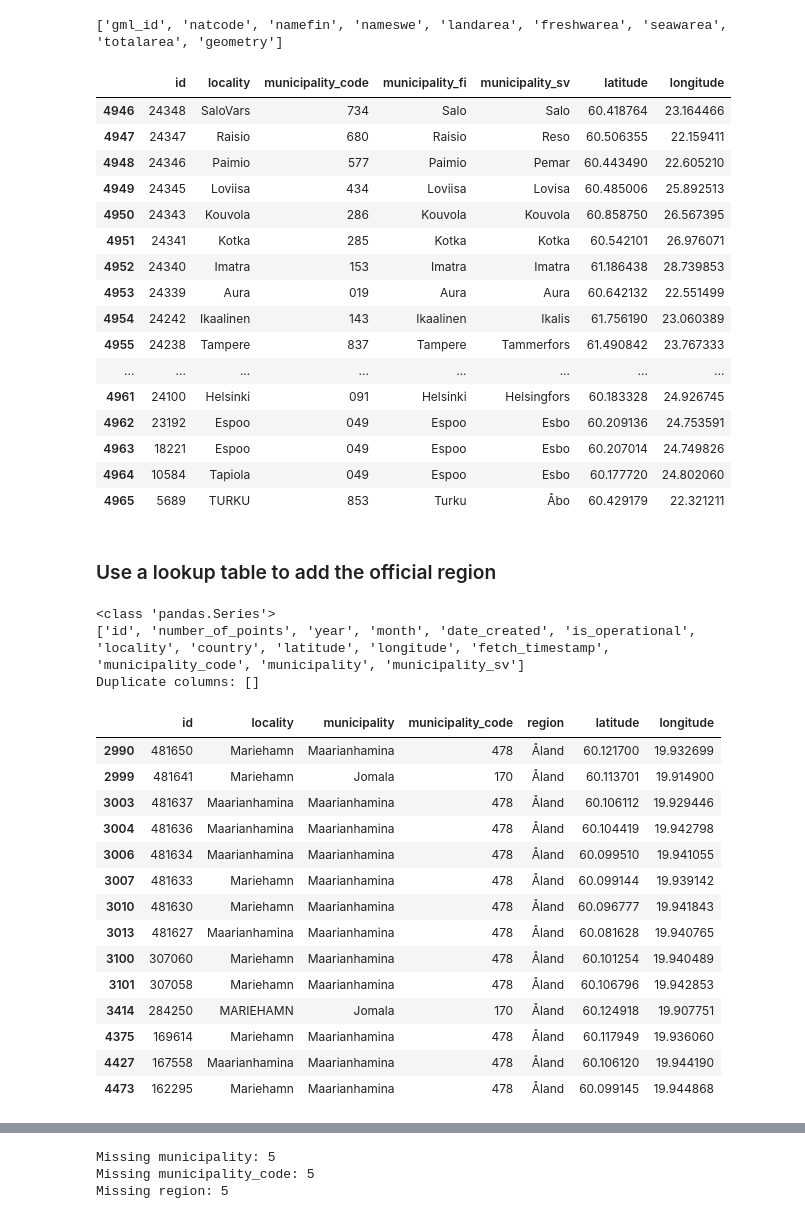
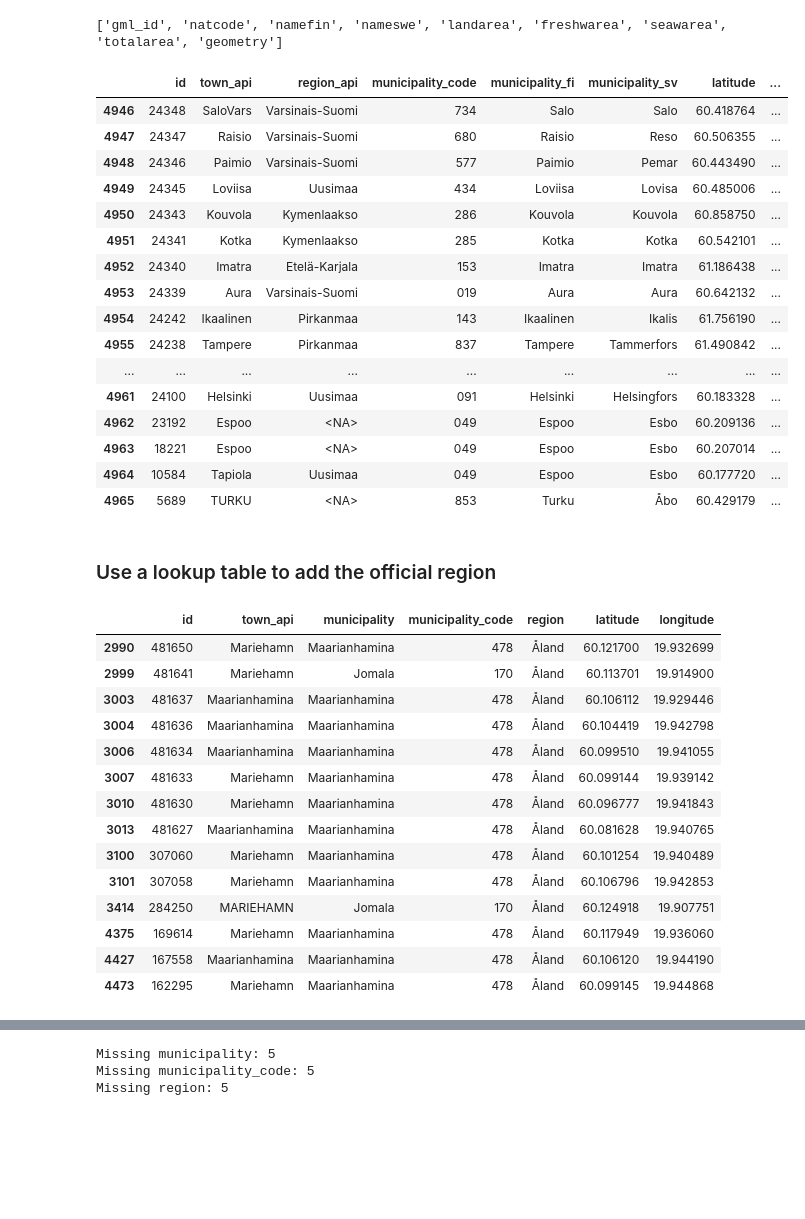
Before and after one commit to MarkusJakonen/de-week8-mini-project-team1, a Jupyter notebook: Silver/silver_data_cleaning_open_charge_FI.ipynb, the cells around one changed output, grey strips where cells are left out. Saved outputs shown, nothing was run; the diff lists cells and outputs as text; code cells hidden in the pictures; blank space fills up the shorter version.

Commit message:
Quality checks moved later in the process.

```diff
--- a/Silver/silver_data_cleaning_open_charge_FI.ipynb
+++ b/Silver/silver_data_cleaning_open_charge_FI.ipynb
@@ -55,8 +55,8 @@ column_mapping = {
     "NumberOfPoints": "number_of_points",
     "DateCreated": "date_created", # this one needs to be split later, only one key can exist in a Python dict
     "StatusType.IsOperational": "is_operational",
-    "AddressInfo.Town": "locality", # original API value, this is not a municipality in many cases
-    # "AddressInfo.StateOrProvince": "region", # contains 826 invalid regions -> not usable
+    "AddressInfo.Town": "town_api", # original API value, contains 1547 invalid municipalities -> not usable
+    "AddressInfo.StateOrProvince": "region_api", # original API value, contains 826 invalid regions -> not usable
     "AddressInfo.Country.Title": "country",
     "AddressInfo.Latitude": "latitude",
     "AddressInfo.Longitude": "longitude",
@@ -78,6 +78,24 @@ silver_df = silver_df.assign(
     month=silver_df["date_created"].dt.month,
 )
 
+# Read the municipalities from the official Excel
+# See https://stat.fi/en/luokitukset/tupa -> "Municipalities and Regional Divisions Based on Municipalities 2026"
+municipalities_and_regions_df = pd.read_excel(
+    "en26_Municipalities_and_Regional_Divisions_Based_on_Municipalities_2026_in_Finnish,_Swedish_and_English.xlsx",
+    usecols="A,B,H",
+    skiprows=2,
+    header=None,
+    names=[
+        "municipality",
+        "municipality_code", # needed for joining later
+        "region"
+    ]
+)
+
+display(municipalities_and_regions_df.head())
+print(municipalities_and_regions_df.shape)
+print(municipalities_and_regions_df.dtypes)
+
 # Define the final column order explicitly
 silver_df = silver_df[
     [
@@ -87,7 +105,8 @@ silver_df = silver_df[
         "month",
         "date_created",
         "is_operational",
-        "locality", # will be converted to municipality later
+        "town_api", # will be converted to municipality later
+        "region_api",
         "country",
         "latitude",
         "longitude",
@@ -132,7 +155,7 @@ silver_df["month"] = silver_df["month"].astype("Int64")
 silver_df["is_operational"] = silver_df["is_operational"].astype("boolean")
 
 # use string of Pandas instead of str
-string_columns = ["locality", "country", "fetch_timestamp"]
+string_columns = ["town_api", "region_api", "country", "fetch_timestamp"]
 silver_df[string_columns] = silver_df[string_columns].astype("string")
 
 # use datetime for the timestamp of fetching
@@ -478,34 +286,35 @@ stations_with_municipality = gpd.sjoin(
 # %%
 # Inspect the result
 stations_with_municipality[
     [
         "id",
-        "locality",
+        "town_api",
+        "region_api",
         "municipality_code",
         "municipality_fi",
         "municipality_sv",
         "latitude",
         "longitude"
     ]
 ].tail(20)
 # %% [output]
-|  | id | locality | municipality_code | municipality_fi | municipality_sv | latitude | longitude |
-| 4946 | 24348 | SaloVars | 734 | Salo | Salo | 60.418764 | 23.164466 |
-| 4947 | 24347 | Raisio | 680 | Raisio | Reso | 60.506355 | 22.159411 |
-| 4948 | 24346 | Paimio | 577 | Paimio | Pemar | 60.443490 | 22.605210 |
-| 4949 | 24345 | Loviisa | 434 | Loviisa | Lovisa | 60.485006 | 25.892513 |
-| 4950 | 24343 | Kouvola | 286 | Kouvola | Kouvola | 60.858750 | 26.567395 |
-| 4951 | 24341 | Kotka | 285 | Kotka | Kotka | 60.542101 | 26.976071 |
-| 4952 | 24340 | Imatra | 153 | Imatra | Imatra | 61.186438 | 28.739853 |
-| 4953 | 24339 | Aura | 019 | Aura | Aura | 60.642132 | 22.551499 |
-| 4954 | 24242 | Ikaalinen | 143 | Ikaalinen | Ikalis | 61.756190 | 23.060389 |
-| 4955 | 24238 | Tampere | 837 | Tampere | Tammerfors | 61.490842 | 23.767333 |
-| ... | ... | ... | ... | ... | ... | ... | ... |
-| 4961 | 24100 | Helsinki | 091 | Helsinki | Helsingfors | 60.183328 | 24.926745 |
-| 4962 | 23192 | Espoo | 049 | Espoo | Esbo | 60.209136 | 24.753591 |
-| 4963 | 18221 | Espoo | 049 | Espoo | Esbo | 60.207014 | 24.749826 |
-| 4964 | 10584 | Tapiola | 049 | Espoo | Esbo | 60.177720 | 24.802060 |
-| 4965 | 5689 | TURKU | 853 | Turku | Åbo | 60.429179 | 22.321211 |
+|  | id | town_api | region_api | municipality_code | municipality_fi | municipality_sv | latitude | ... |
+| 4946 | 24348 | SaloVars | Varsinais-Suomi | 734 | Salo | Salo | 60.418764 | ... |
+| 4947 | 24347 | Raisio | Varsinais-Suomi | 680 | Raisio | Reso | 60.506355 | ... |
+| 4948 | 24346 | Paimio | Varsinais-Suomi | 577 | Paimio | Pemar | 60.443490 | ... |
+| 4949 | 24345 | Loviisa | Uusimaa | 434 | Loviisa | Lovisa | 60.485006 | ... |
+| 4950 | 24343 | Kouvola | Kymenlaakso | 286 | Kouvola | Kouvola | 60.858750 | ... |
+| 4951 | 24341 | Kotka | Kymenlaakso | 285 | Kotka | Kotka | 60.542101 | ... |
+| 4952 | 24340 | Imatra | Etelä-Karjala | 153 | Imatra | Imatra | 61.186438 | ... |
+| 4953 | 24339 | Aura | Varsinais-Suomi | 019 | Aura | Aura | 60.642132 | ... |
+| 4954 | 24242 | Ikaalinen | Pirkanmaa | 143 | Ikaalinen | Ikalis | 61.756190 | ... |
+| 4955 | 24238 | Tampere | Pirkanmaa | 837 | Tampere | Tammerfors | 61.490842 | ... |
+| ... | ... | ... | ... | ... | ... | ... | ... | ... |
+| 4961 | 24100 | Helsinki | Uusimaa | 091 | Helsinki | Helsingfors | 60.183328 | ... |
+| 4962 | 23192 | Espoo | <NA> | 049 | Espoo | Esbo | 60.209136 | ... |
+| 4963 | 18221 | Espoo | <NA> | 049 | Espoo | Esbo | 60.207014 | ... |
+| 4964 | 10584 | Tapiola | Uusimaa | 049 | Espoo | Esbo | 60.177720 | ... |
+| 4965 | 5689 | TURKU | <NA> | 853 | Turku | Åbo | 60.429179 | ... |
 # %%
 # Continue...
 # silver_df["municipality"] = stations_with_municipality["municipality_fi"]
@@ -604,19 +413,15 @@ silver_df = silver_df.merge(
 )
 
 # After this, silver_df["region"] comes from the official municipality → region mapping, not from Bronze.
-# %% [output]
-<class 'pandas.Series'>
-['id', 'number_of_points', 'year', 'month', 'date_created', 'is_operational', 'locality', 'country', 'latitude', 'longitude', 'fetch_timestamp', 'municipality_code', 'municipality', 'municipality_sv']
-Duplicate columns: []
 # %%
 # Verify the merge
 silver_df[
-    silver_df["locality"].str.contains("Mariehamn|Maarianhamina", case=False, na=False)
+    silver_df["town_api"].str.contains("Mariehamn|Maarianhamina", case=False, na=False)
 ][
-    ["id", "locality", "municipality", "municipality_code", "region", "latitude", "longitude"]
+    ["id", "town_api", "municipality", "municipality_code", "region", "latitude", "longitude"]
 ]
 # %% [output]
-|  | id | locality | municipality | municipality_code | region | latitude | longitude |
+|  | id | town_api | municipality | municipality_code | region | latitude | longitude |
 | 2990 | 481650 | Mariehamn | Maarianhamina | 478 | Åland | 60.121700 | 19.932699 |
 | 2999 | 481641 | Mariehamn | Jomala | 170 | Åland | 60.113701 | 19.914900 |
 | 3003 | 481637 | Maarianhamina | Maarianhamina | 478 | Åland | 60.106112 | 19.929446 |
```
Also changed, not shown: parts of 18 cells of this notebook.
